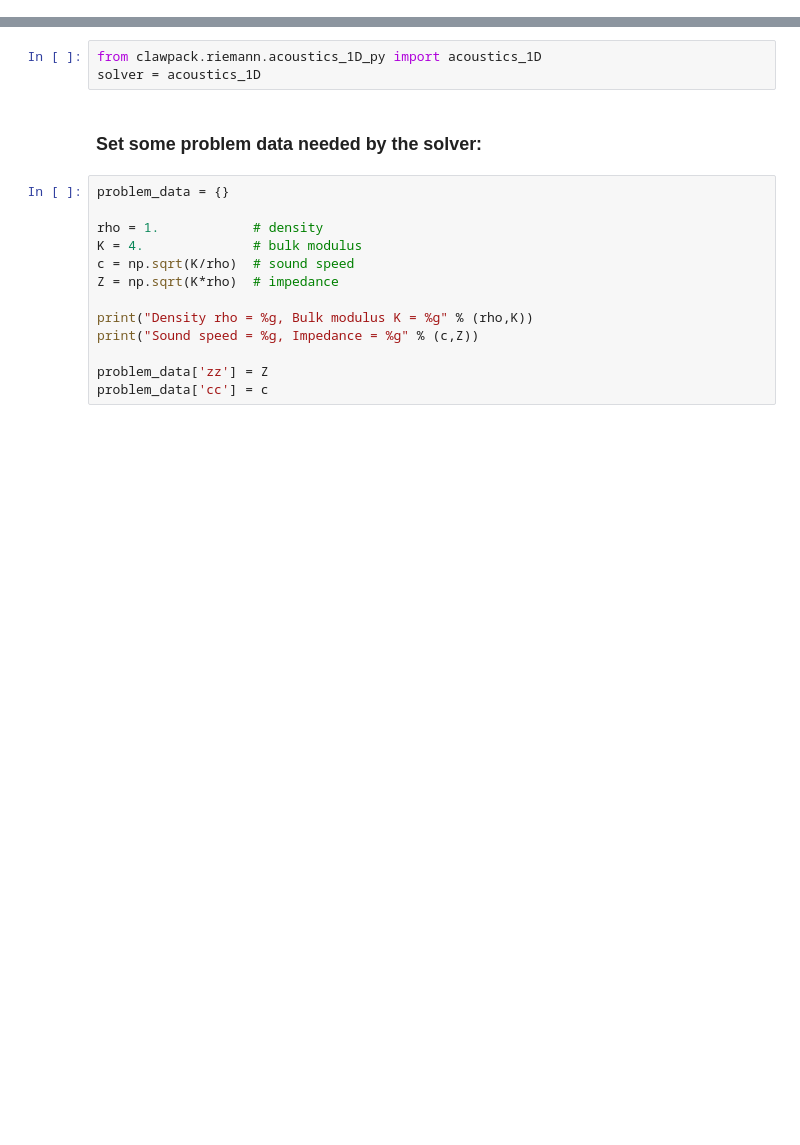
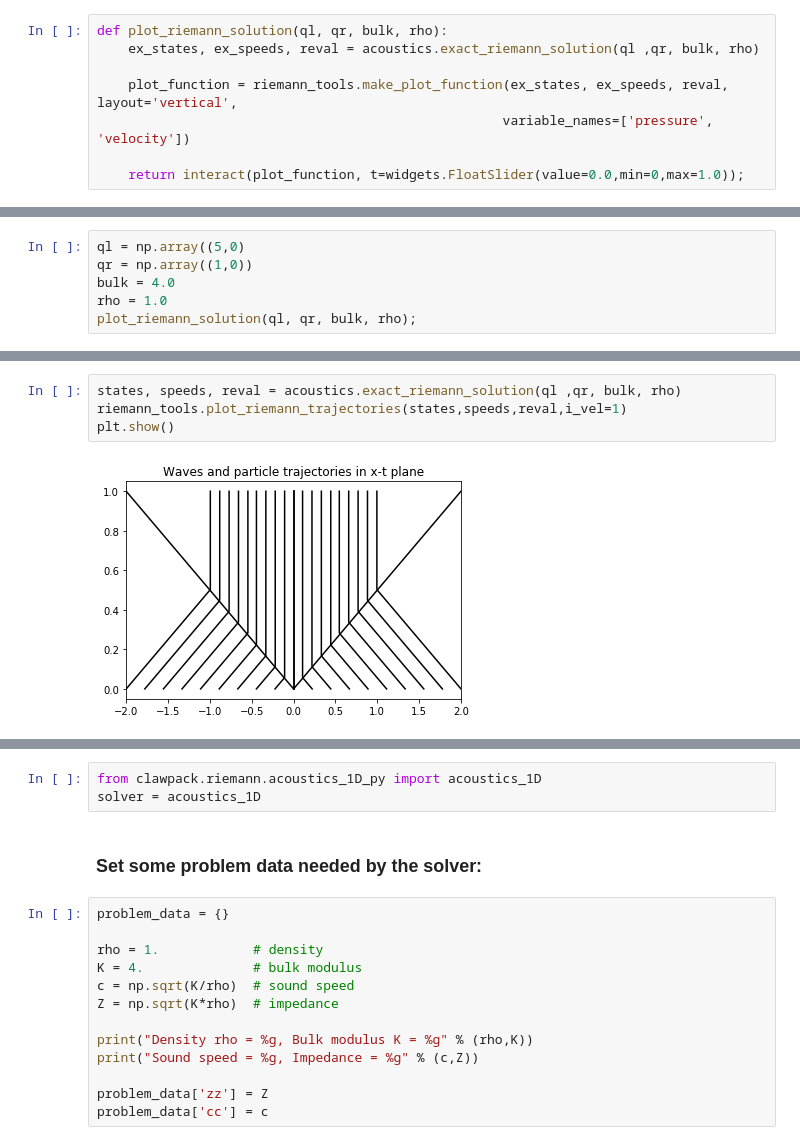
Before and after one commit to clawpack/riemann_book, a Jupyter notebook: Acoustics.ipynb, the cells around one changed output, grey strips where cells are left out. Saved outputs shown, nothing was run; the diff lists cells and outputs as text; blank space fills up the shorter version.

Commit message:
Major update to acoustics notebook

```diff
--- a/Acoustics.ipynb
+++ b/Acoustics.ipynb
@@ -80,0 +127,8 @@ import numpy as np
+# %%
+def plot_riemann_solution(ql, qr, bulk, rho):
+    ex_states, ex_speeds, reval = acoustics.exact_riemann_solution(ql ,qr, bulk, rho)
+
+    plot_function = riemann_tools.make_plot_function(ex_states, ex_speeds, reval, layout='vertical',
+                                                    variable_names=['pressure', 'velocity'])
+
+    return interact(plot_function, t=widgets.FloatSlider(value=0.0,min=0,max=1.0));
@@ -80,0 +139,6 @@ import numpy as np
+# %%
+ql = np.array((5,0)
+qr = np.array((1,0))
+bulk = 4.0
+rho = 1.0
+plot_riemann_solution(ql, qr, bulk, rho);
@@ -80,0 +157,6 @@ import numpy as np
+# %%
+states, speeds, reval = acoustics.exact_riemann_solution(ql ,qr, bulk, rho)
+riemann_tools.plot_riemann_trajectories(states,speeds,reval,i_vel=1)
+plt.show()
+# %% [output]
+[figure, added]
```
Also changed, not shown: parts of 18 cells of this notebook, 1 other file.
